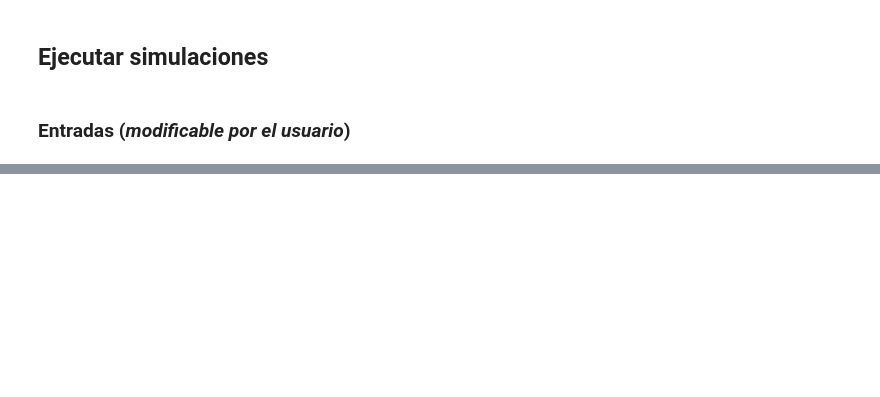
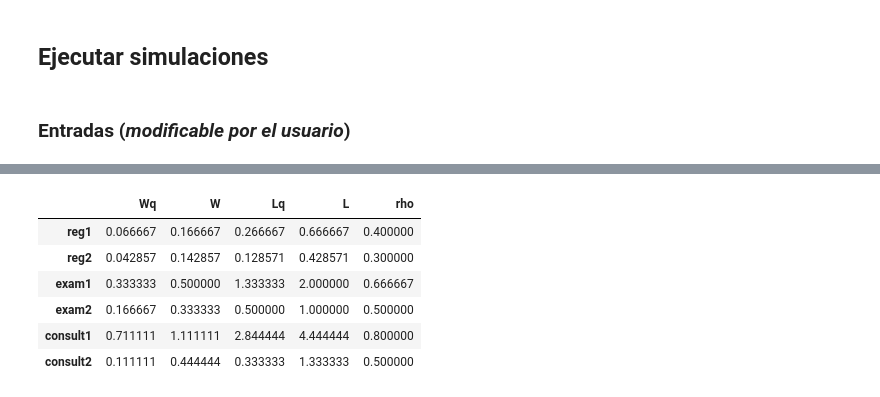
Before and after one commit to AlexisAndradeDev/OperationsResearch_QueuingProject, a Jupyter notebook: IO_Queuing_Simulation.ipynb, the cells around one changed output, grey strips where cells are left out. Saved outputs shown, nothing was run; the diff lists cells and outputs as text; code cells hidden in the pictures; blank space fills up the shorter version.

```diff
--- a/IO_Queuing_Simulation.ipynb
+++ b/IO_Queuing_Simulation.ipynb
@@ -656,0 +630,82 @@ Parámetros de la simulación base guardados en 'runs\08-05-2025 14_57_17 5eecb4
+# %%
+print("Medidas de desempeño (cálculo manual) para la solución 4:")
+
+solution4_metrics_manually = {}
+
+# Nodo reg1: M/M/1 con λ = 4 y μ = 10
+Wq_reg1, W_reg1, Lq_reg1, L_reg1, rho_reg1 = mm1_metrics(4, 10)
+solution4_metrics_manually['reg1'] = {
+    'Wq': Wq_reg1,
+    'W': W_reg1,
+    'Lq': Lq_reg1,
+    'L': L_reg1,
+    'rho': rho_reg1
+}
+
+# Nodo reg2: M/M/1 con λ = 3 y μ = 10
+Wq_reg2, W_reg2, Lq_reg2, L_reg2, rho_reg2 = mm1_metrics(3, 10)
+solution4_metrics_manually['reg2'] = {
+    'Wq': Wq_reg2,
+    'W': W_reg2,
+    'Lq': Lq_reg2,
+    'L': L_reg2,
+    'rho': rho_reg2
+}
+
+# Nodo exam1: M/M/1 con λ = 4 y μ = 6
+Wq_exam1, W_exam1, Lq_exam1, L_exam1, rho_exam1 = mm1_metrics(4, 6)
+solution4_metrics_manually['exam1'] = {
+    'Wq': Wq_exam1,
+    'W': W_exam1,
+    'Lq': Lq_exam1,
+    'L': L_exam1,
+    'rho': rho_exam1
+}
+
+# Nodo exam2: M/M/1 con λ = 3 y μ = 6
+Wq_exam2, W_exam2, Lq_exam2, L_exam2, rho_exam2 = mm1_metrics(3, 6)
+solution4_metrics_manually['exam2'] = {
+    'Wq': Wq_exam2,
+    'W': W_exam2,
+    'Lq': Lq_exam2,
+    'L': L_exam2,
+    'rho': rho_exam2
+}
+
+# Calcular las probabilidades de enrutar a los consultorios usando las tasas de servicio
+mu1 = 2.5  # tasa de servicio en consult1
+mu2 = 3.0  # tasa de servicio en consult2
+p_consult1 = mu1 / (mu1 + mu2)
+p_consult2 = 1 - p_consult1
+
+# Tasa de llegada total a los consultorios: suma de los flujos de exam1 y exam2 (4 + 3)
+lambda_total = 7.0
+lambda_consult1 = lambda_total * p_consult1
+lambda_consult2 = lambda_total * p_consult2
+
+# Nodo consult1: M/M/2 con λ = lambda_consult1, μ = 2.5 y c = 2
+Wq_consult1, W_consult1, Lq_consult1, L_consult1, rho_consult1, P0_consult1 = mmc_metrics(lambda_consult1, 2.5, 2)
+solution4_metrics_manually['consult1'] = {
+    'Wq': Wq_consult1,
+    'W': W_consult1,
+    'Lq': Lq_consult1,
+    'L': L_consult1,
+    'rho': rho_consult1
+}
+
+# Nodo consult2: M/M/2 con λ = lambda_consult2, μ = 3 y c = 2
+Wq_consult2, W_consult2, Lq_consult2, L_consult2, rho_consult2, P0_consult2 = mmc_metrics(lambda_consult2, 3, 2)
+solution4_metrics_manually['consult2'] = {
+    'Wq': Wq_consult2,
+    'W': W_consult2,
+    'Lq': Lq_consult2,
+    'L': L_consult2,
+    'rho': rho_consult2
+}
+
+# Ahora, solution4_metrics_manually contiene las métricas calculadas para cada nodo.
+print("\nDiccionario de métricas para la solución 4:")
+df_solution4_manual = pd.DataFrame(base_metrics_manually).T
+
+display(df_solution4_manual)
+# %% [output]
@@ -656,0 +715,7 @@ Parámetros de la simulación base guardados en 'runs\08-05-2025 14_57_17 5eecb4
+|  | Wq | W | Lq | L | rho |
+| reg1 | 0.066667 | 0.166667 | 0.266667 | 0.666667 | 0.400000 |
+| reg2 | 0.042857 | 0.142857 | 0.128571 | 0.428571 | 0.300000 |
+| exam1 | 0.333333 | 0.500000 | 1.333333 | 2.000000 | 0.666667 |
+| exam2 | 0.166667 | 0.333333 | 0.500000 | 1.000000 | 0.500000 |
+| consult1 | 0.711111 | 1.111111 | 2.844444 | 4.444444 | 0.800000 |
+| consult2 | 0.111111 | 0.444444 | 0.333333 | 1.333333 | 0.500000 |
```
Also changed, not shown: parts of 26 cells of this notebook.
